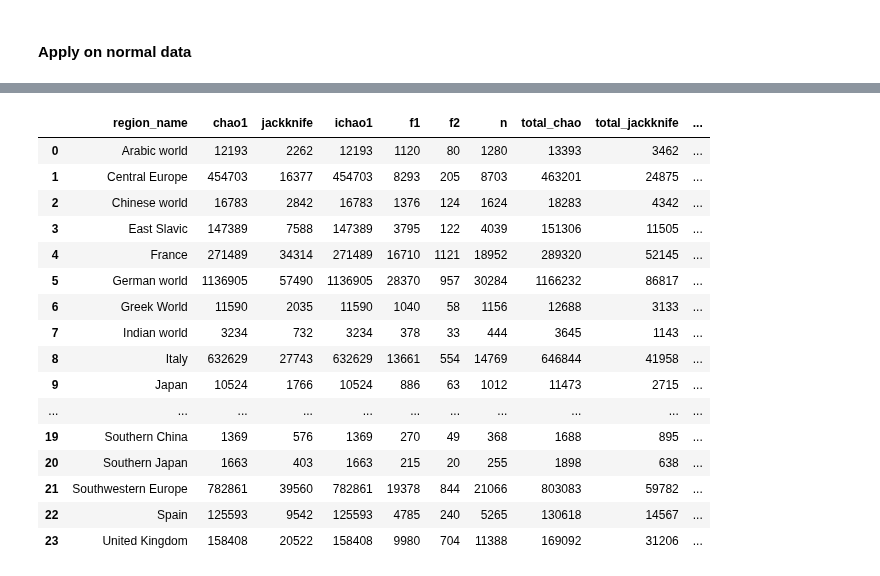
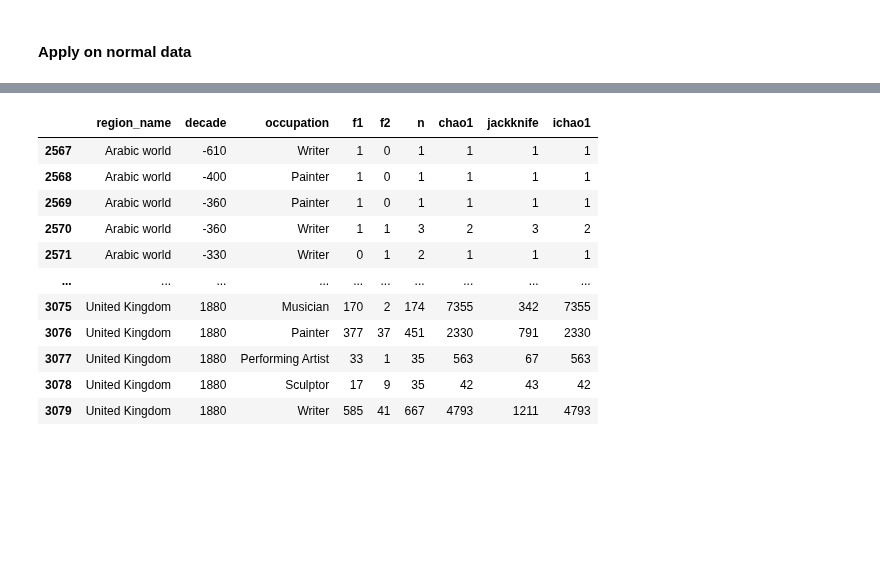
Before and after one commit to charlesdedampierre/cultura, a Jupyter notebook: 3-unseen_species_index/4 - estimator_robustness_analysis.ipynb, the cells around one changed output, grey strips where cells are left out. Cells and saved outputs as stored; diff of their text form; code cells hidden in the pictures; blank space fills up the shorter version.

Commit message:
estimators

```diff
--- a/3-unseen_species_index/4 - estimator_robustness_analysis.ipynb
+++ b/3-unseen_species_index/4 - estimator_robustness_analysis.ipynb
@@ -104,10 +215,9 @@ Korea
 # %%
 import warnings
 
-# Option 1: Filter this specific warning message
+# Filter specific warnings
 warnings.filterwarnings("ignore", message="Add-one smoothing for f4 = 0")
 warnings.filterwarnings("ignore", category=FutureWarning)
-
 
 # Initialize results list
 results = []
@@ -116,97 +226,56 @@ results = []
 for region in sample['region_name'].unique():
     region_data = sample[sample['region_name'] == region]
 
-    # Get min and max decades for this region
-    min_decade = region_data['decade'].min()
-    max_decade = region_data['decade'].max()
-
-    # Create 10 equal time bins
-    time_range = max_decade - min_decade
-    bin_size = time_range / 10
-
-    # Create custom bins
-    bins = [min_decade + i * bin_size for i in range(11)]
-    labels = [i for i in range(10)]
-
-    # Apply the custom binning
-    region_data['time_period'] = pd.cut(region_data['decade'],
-                                         bins=bins,
-                                         labels=labels,
-                                         include_lowest=True)
-
-    # Group by time period and occupation
-    groups = region_data.groupby(['time_period', 'occupation'])
+    # Group by decade and occupation directly (no binning)
+    groups = region_data.groupby(['decade', 'occupation'])
 
     # Iterate through each group
-    for (time_period, occupation), group_data in groups:
+    for (decade, occupation), group_data in groups:
         # Get counts for unique individuals in this group
         df_unique = group_data[['individual_wikidata_id', 'count']].drop_duplicates()
 
         individual_counts = df_unique.set_index('individual_wikidata_id')['count']
         individual_counts.index.name = None
         ds = to_copia_dataset(individual_counts, data_type="abundance", input_type="counts")
 
-
         chao1 = round(diversity(ds, method='chao1'))
-        jackknife =  round(diversity(ds, method='jackknife'))
-        ichao1 =  round(diversity(ds, method='ichao1'))
-        # ace =  round(diversity(ds, method='ace'))
-        # egghe_proot=  round(diversity(ds, method='egghe_proot'))
-
-        # # Calculate Chao1 statistics
-        # stats = calculate_chao1(counts)
+        jackknife = round(diversity(ds, method='jackknife'))
+        ichao1 = round(diversity(ds, method='ichao1'))
+        # ace = round(diversity(ds, method='ace'))
+        # egghe_proot = round(diversity(ds, method='egghe_proot')) #not stable
 
         # Add to results
         results.append({
             'region_name': region,
-            'decade_binned': time_period,
+            'decade': decade,  # Use actual decade instead of binned value
             'occupation': occupation,
             'f1': ds.f1,
             'f2': ds.f2,
             'n': ds.n,
             'chao1': chao1,
-            'jackknife':jackknife,
-            'ichao1':ichao1,
-            # 'ace':ace,
-            # 'egghe_proot':egghe_proot
-
+            'jackknife': jackknife,
+            'ichao1': ichao1,
+            # 'ace': ace,
+            # 'egghe_proot': egghe_proot
         })
 
 # Create DataFrame from results
 df_estimator = pd.DataFrame(results)
 
-# Sort by region, time period, occupation
-df_estimator = df_estimator.sort_values(['region_name', 'decade_binned', 'occupation'])
-
-df_estimator = df_estimator.groupby(['region_name']).agg({'chao1':'sum',
-                                                  'jackknife':'sum',
-                                                  'ichao1':'sum',
-                                                #   'ace':'sum',
-                                                #   'egghe_proot':'sum',
-                                                  'f1':'sum',
-                                                  'f2':'sum',
-                                                  'n':'sum'}).reset_index()
-
-df_estimator['total_chao'] = df_estimator['chao1'] + df_estimator['f1']+ df_estimator['f2']
-df_estimator['total_jackknife'] = df_estimator['jackknife'] + df_estimator['f1']+ df_estimator['f2']
-df_estimator['S_obs'] = df_estimator['f1']+df_estimator['f2']
+# Sort by region, decade, occupation
+df_estimator = df_estimator.sort_values(['region_name', 'decade', 'occupation'])
 
 df_estimator
 # %% [output]
-|  | region_name | chao1 | jackknife | ichao1 | f1 | f2 | n | total_chao | total_jackknife | ... |
-| 0 | Arabic world | 12193 | 2262 | 12193 | 1120 | 80 | 1280 | 13393 | 3462 | ... |
-| 1 | Central Europe | 454703 | 16377 | 454703 | 8293 | 205 | 8703 | 463201 | 24875 | ... |
-| 2 | Chinese world | 16783 | 2842 | 16783 | 1376 | 124 | 1624 | 18283 | 4342 | ... |
-| 3 | East Slavic | 147389 | 7588 | 147389 | 3795 | 122 | 4039 | 151306 | 11505 | ... |
-| 4 | France | 271489 | 34314 | 271489 | 16710 | 1121 | 18952 | 289320 | 52145 | ... |
-| 5 | German world | 1136905 | 57490 | 1136905 | 28370 | 957 | 30284 | 1166232 | 86817 | ... |
-| 6 | Greek World | 11590 | 2035 | 11590 | 1040 | 58 | 1156 | 12688 | 3133 | ... |
-| 7 | Indian world | 3234 | 732 | 3234 | 378 | 33 | 444 | 3645 | 1143 | ... |
-| 8 | Italy | 632629 | 27743 | 632629 | 13661 | 554 | 14769 | 646844 | 41958 | ... |
-| 9 | Japan | 10524 | 1766 | 10524 | 886 | 63 | 1012 | 11473 | 2715 | ... |
-| ... | ... | ... | ... | ... | ... | ... | ... | ... | ... | ... |
-| 19 | Southern China | 1369 | 576 | 1369 | 270 | 49 | 368 | 1688 | 895 | ... |
-| 20 | Southern Japan | 1663 | 403 | 1663 | 215 | 20 | 255 | 1898 | 638 | ... |
-| 21 | Southwestern Europe | 782861 | 39560 | 782861 | 19378 | 844 | 21066 | 803083 | 59782 | ... |
-| 22 | Spain | 125593 | 9542 | 125593 | 4785 | 240 | 5265 | 130618 | 14567 | ... |
-| 23 | United Kingdom | 158408 | 20522 | 158408 | 9980 | 704 | 11388 | 169092 | 31206 | ... |
+|  | region_name | decade | occupation | f1 | f2 | n | chao1 | jackknife | ichao1 |
+| 2567 | Arabic world | -610 | Writer | 1 | 0 | 1 | 1 | 1 | 1 |
+| 2568 | Arabic world | -400 | Painter | 1 | 0 | 1 | 1 | 1 | 1 |
+| 2569 | Arabic world | -360 | Painter | 1 | 0 | 1 | 1 | 1 | 1 |
+| 2570 | Arabic world | -360 | Writer | 1 | 1 | 3 | 2 | 3 | 2 |
+| 2571 | Arabic world | -330 | Writer | 0 | 1 | 2 | 1 | 1 | 1 |
+| ... | ... | ... | ... | ... | ... | ... | ... | ... | ... |
+| 3075 | United Kingdom | 1880 | Musician | 170 | 2 | 174 | 7355 | 342 | 7355 |
+| 3076 | United Kingdom | 1880 | Painter | 377 | 37 | 451 | 2330 | 791 | 2330 |
+| 3077 | United Kingdom | 1880 | Performing Artist | 33 | 1 | 35 | 563 | 67 | 563 |
+| 3078 | United Kingdom | 1880 | Sculptor | 17 | 9 | 35 | 42 | 43 | 42 |
+| 3079 | United Kingdom | 1880 | Writer | 585 | 41 | 667 | 4793 | 1211 | 4793 |
```
Also changed, not shown: parts of 12 cells of this notebook, 3 other files.
